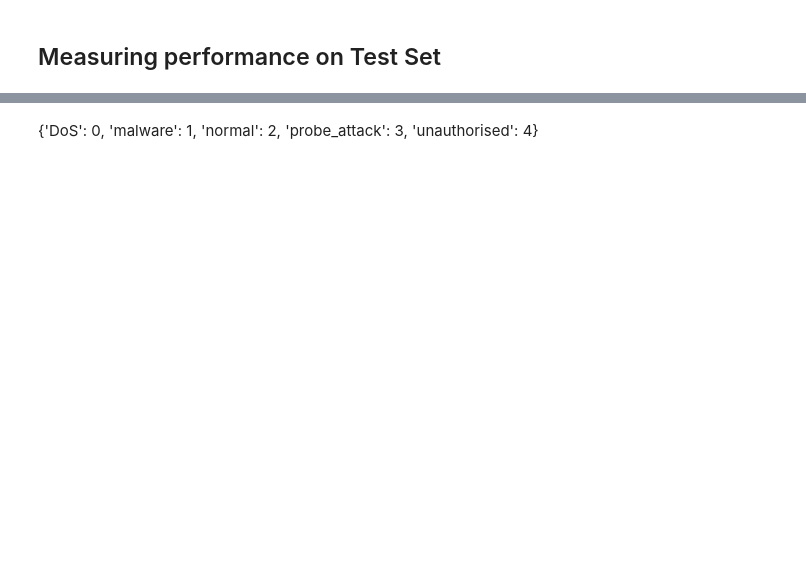
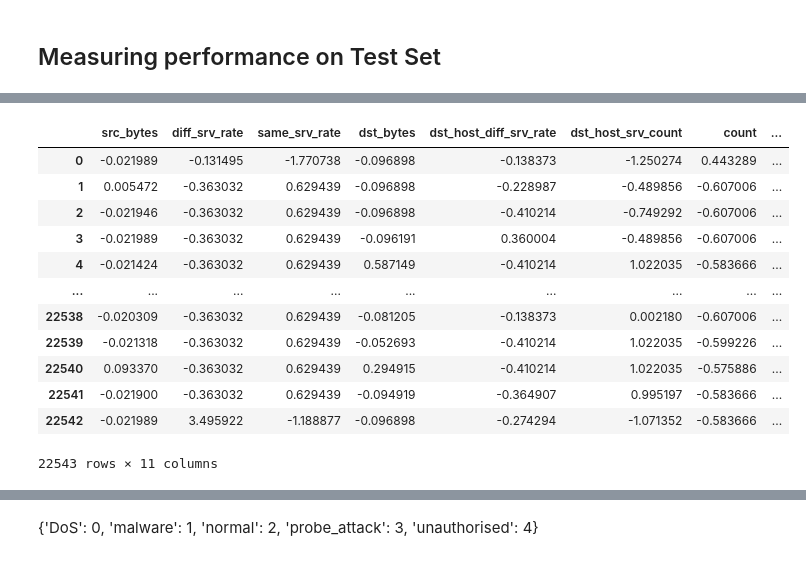
Before and after one commit to HarrisKucukalic/CSS2_Group_3, a Jupyter notebook: Group3_Tutorial1_CodeImplementation_1.ipynb, the cells around one changed output, grey strips where cells are left out. Cells and saved outputs as stored; diff of their text form; code cells hidden in the pictures; blank space fills up the shorter version.

```diff
--- a/Group3_Tutorial1_CodeImplementation_1.ipynb
+++ b/Group3_Tutorial1_CodeImplementation_1.ipynb
@@ -841,2 +885,19 @@ normalized_df_train
+# %%
+normalized_data_test = normalized_data_test[['src_bytes', 'diff_srv_rate', 'same_srv_rate', 'dst_bytes', 'dst_host_diff_srv_rate', 'dst_host_srv_count', 'count', 'dst_host_same_srv_rate', 'dst_host_serror_rate', 'serror_rate', 'attack_group']]
+normalized_data_test
+# %% [output]
+|  | src_bytes | diff_srv_rate | same_srv_rate | dst_bytes | dst_host_diff_srv_rate | dst_host_srv_count | count | ... |
+| 0 | -0.021989 | -0.131495 | -1.770738 | -0.096898 | -0.138373 | -1.250274 | 0.443289 | ... |
+| 1 | 0.005472 | -0.363032 | 0.629439 | -0.096898 | -0.228987 | -0.489856 | -0.607006 | ... |
+| 2 | -0.021946 | -0.363032 | 0.629439 | -0.096898 | -0.410214 | -0.749292 | -0.607006 | ... |
+| 3 | -0.021989 | -0.363032 | 0.629439 | -0.096191 | 0.360004 | -0.489856 | -0.607006 | ... |
+| 4 | -0.021424 | -0.363032 | 0.629439 | 0.587149 | -0.410214 | 1.022035 | -0.583666 | ... |
+| ... | ... | ... | ... | ... | ... | ... | ... | ... |
+| 22538 | -0.020309 | -0.363032 | 0.629439 | -0.081205 | -0.138373 | 0.002180 | -0.607006 | ... |
+| 22539 | -0.021318 | -0.363032 | 0.629439 | -0.052693 | -0.410214 | 1.022035 | -0.599226 | ... |
+| 22540 | 0.093370 | -0.363032 | 0.629439 | 0.294915 | -0.410214 | 1.022035 | -0.575886 | ... |
+| 22541 | -0.021900 | -0.363032 | 0.629439 | -0.094919 | -0.364907 | 0.995197 | -0.583666 | ... |
+| 22542 | -0.021989 | 3.495922 | -1.188877 | -0.096898 | -0.274294 | -1.071352 | -0.583666 | ... |
+22543 rows × 11 columns
 # %%
 from sklearn.model_selection import train_test_split
```
Also changed, not shown: parts of 18 cells of this notebook.
